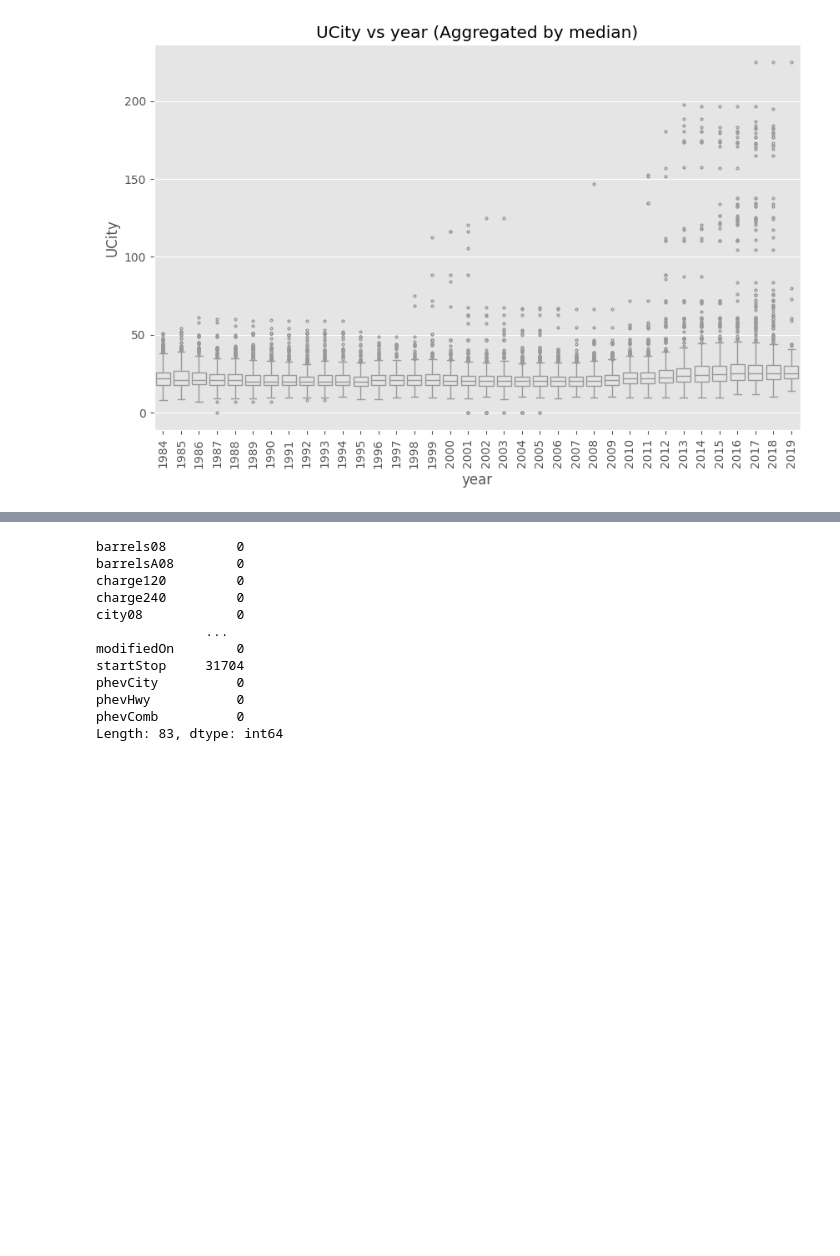
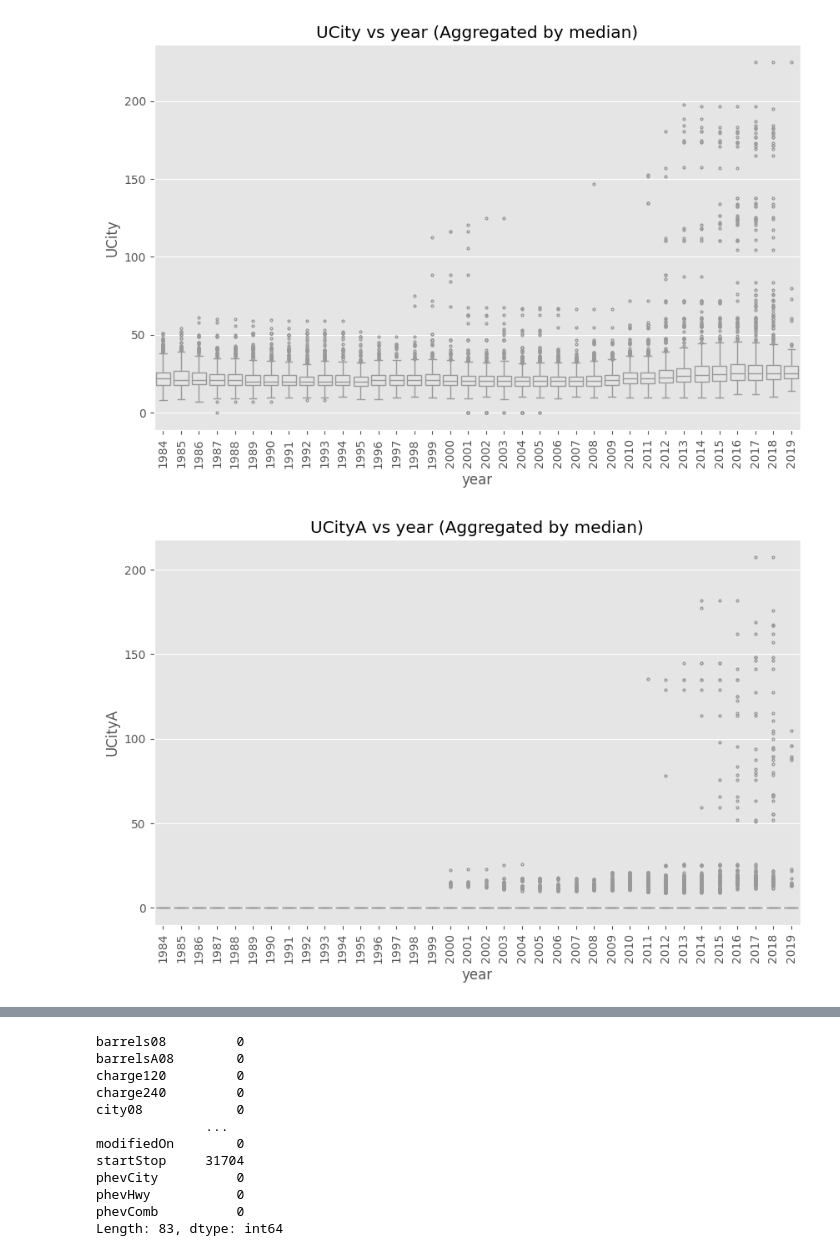
Before and after one commit to alkhalifas/cs6140-machine-learning, a Jupyter notebook: assignment1/assignment1_eda.ipynb, the cells around one changed output, grey strips where cells are left out. Drawn from its saved outputs; the diff is of its cells as text; code cells hidden in the pictures; blank space fills up the shorter version.

```diff
--- a/assignment1/assignment1_eda.ipynb
+++ b/assignment1/assignment1_eda.ipynb
@@ -222,3 +360,7 @@ sdf.plot_boxplot_with_swarm(x_col='year', y_col='UCity')
 sdf.plot_scatter_with_boxplot_aggregated(x_col='year', y_col='UCity')
 # %% [output]
 [figure]
+# %%
+sdf.plot_scatter_with_boxplot_aggregated(x_col='year', y_col='UCityA')
+# %% [output]
+[figure, added]
```
Also changed, not shown: parts of 12 cells of this notebook.
